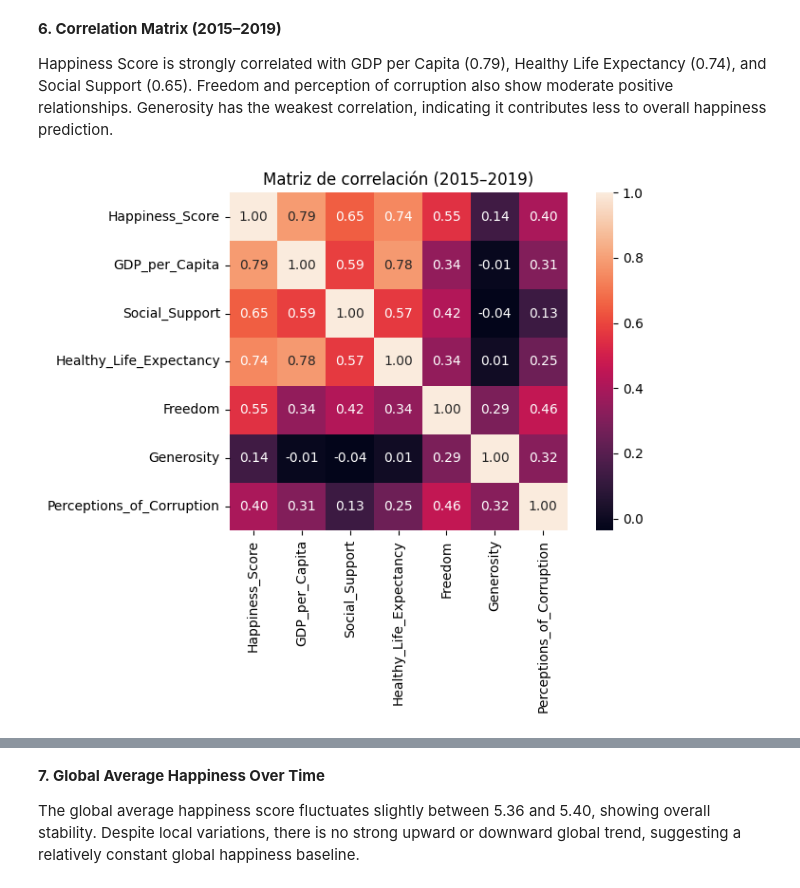
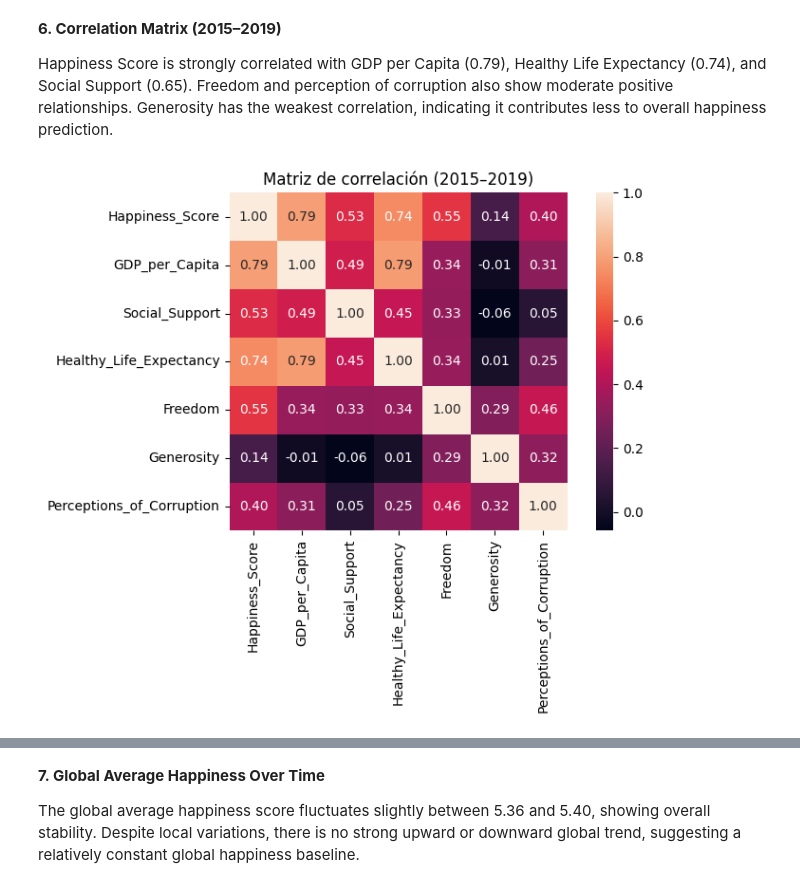
Before and after one commit to nataliap2005/workshop-3, a Jupyter notebook: notebooks/EDA.ipynb, the cells around one changed output, grey strips where cells are left out. Drawn from its saved outputs; the diff is of its cells as text; code cells hidden in the pictures.

```diff
--- a/notebooks/EDA.ipynb
+++ b/notebooks/EDA.ipynb
@@ -11,7 +10,3 @@ y_2016 = pd.read_csv('../data/2016.csv')
 y_2017 = pd.read_csv('../data/2017.csv')
 y_2018 = pd.read_csv('../data/2018.csv')
 y_2019 = pd.read_csv('../data/2019.csv')
-# %%
-for year, df in zip([2015, 2016, 2017, 2018, 2019], [y_2015, y_2016, y_2017, y_2018, y_2019]):
-    print(f"\n=== {year} ===")
-    df.info()
@@ -114,0 +457,18 @@ data = pd.concat([y_2015, y_2016, y_2017, y_2018, y_2019], ignore_index=True)
+# %%
+# Primero verifica las columnas originales
+for year, df in [('2015', y_2015), ('2016', y_2016), ('2017', y_2017), ('2018', y_2018), ('2019', y_2019)]:
+    print(f"Columnas en {year}: {df.columns.tolist()}")
+
+# Aplica la normalización mejorada
+y_2015 = normalize_data(y_2015)
+y_2016 = normalize_data(y_2016)
+y_2017 = normalize_data(y_2017)
+y_2018 = normalize_data(y_2018)
+y_2019 = normalize_data(y_2019)
+
+# Verifica la calidad de los datos después de la normalización
+check_data_quality(y_2015, '2015')
+check_data_quality(y_2016, '2016')
+check_data_quality(y_2017, '2017')
+check_data_quality(y_2018, '2018')
+check_data_quality(y_2019, '2019')
@@ -114,0 +624,10 @@ data = pd.concat([y_2015, y_2016, y_2017, y_2018, y_2019], ignore_index=True)
+# %%
+# Solo corrige los valores que superan los rangos oficiales
+df_complete.loc[df_complete["GDP_per_Capita"] > 2.0, "GDP_per_Capita"] = 2.0
+df_complete.loc[df_complete["Social_Support"] > 1.0, "Social_Support"] = 1.0
+df_complete.loc[df_complete["Healthy_Life_Expectancy"] > 1.0, "Healthy_Life_Expectancy"] = 1.0
+df_complete.loc[df_complete["Freedom"] > 1.0, "Freedom"] = 1.0
+df_complete.loc[df_complete["Generosity"] > 0.8, "Generosity"] = 0.8
+df_complete.loc[df_complete["Perceptions_of_Corruption"] > 1.0, "Perceptions_of_Corruption"] = 1.0
+# Redondea todas las columnas numéricas a 5 decimales
+df_complete = df_complete.round(5)
@@ -217,18 +787,18 @@ Generosity has the weakest correlation, indicating it contributes less to overal
 # %%
 num_cols = [
     "Happiness_Score","GDP_per_Capita","Social_Support",
     "Healthy_Life_Expectancy","Freedom","Generosity","Perceptions_of_Corruption"
 ]
-num_cols = [c for c in num_cols if c in data.columns]
+num_cols = [c for c in num_cols if c in df_complete.columns]
 
-corr = data[num_cols].corr()
+corr = df_complete[num_cols].corr()
 
 plt.figure(figsize=(8,6))
 sns.heatmap(corr, annot=True, fmt=".2f", square=True)
 plt.title("Matriz de correlación (2015–2019)")
 plt.tight_layout(); plt.show()
 
 corr
 # %% [output]
-[figure, old version]
+[figure, new version]
 |  | Happiness_Score | GDP_per_Capita | Social_Support | Healthy_Life_Expectancy | Freedom | Generosity | ... |
```
Also changed, not shown: parts of 36 cells of this notebook, 6 other files.
